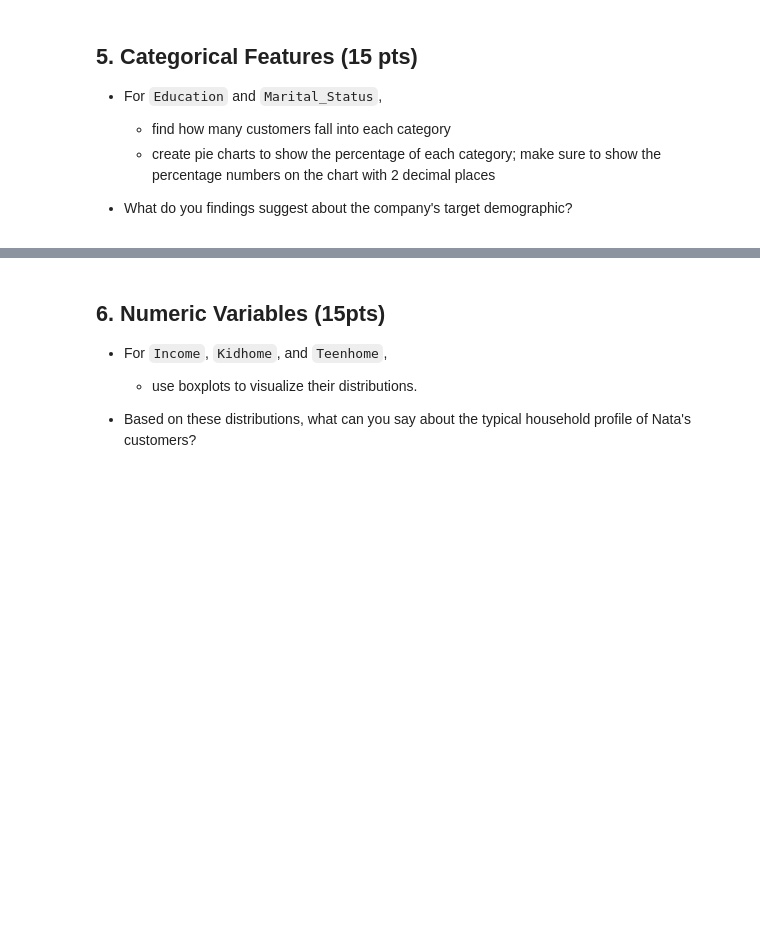
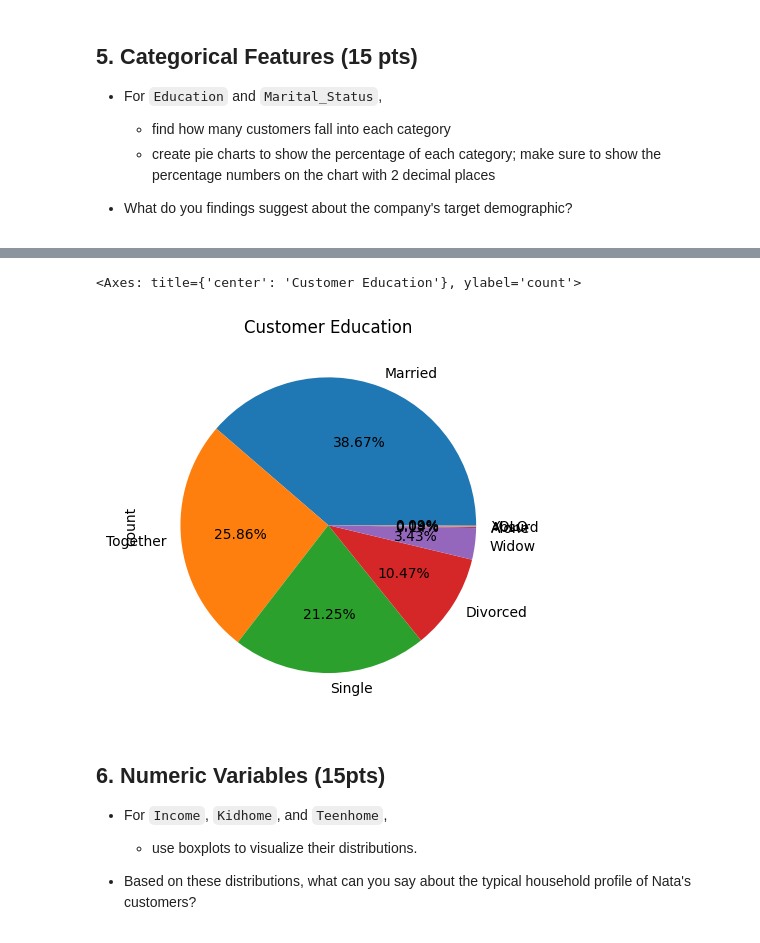
Before and after one commit to Data-Analytics-with-Python/individual-assignment-i-rayoen0, a Jupyter notebook: Assignment_Notebook_1.ipynb, the cells around one changed output, grey strips where cells are left out. Saved outputs shown, nothing was run; the diff lists cells and outputs as text; code cells hidden in the pictures; blank space fills up the shorter version.

```diff
--- a/Assignment_Notebook_1.ipynb
+++ b/Assignment_Notebook_1.ipynb
@@ -238,3 +279,8 @@ display(df.head())
+# %%
+df["Marital_Status"].value_counts().plot(kind='pie', autopct='%1.2f%%', title='Customer Education')
+# %% [output]
+<Axes: title={'center': 'Customer Education'}, ylabel='count'>
+[figure, added]
 # %% [markdown]
 ## 6. Numeric Variables (15pts)
 
```
Also changed, not shown: parts of 10 cells of this notebook.
